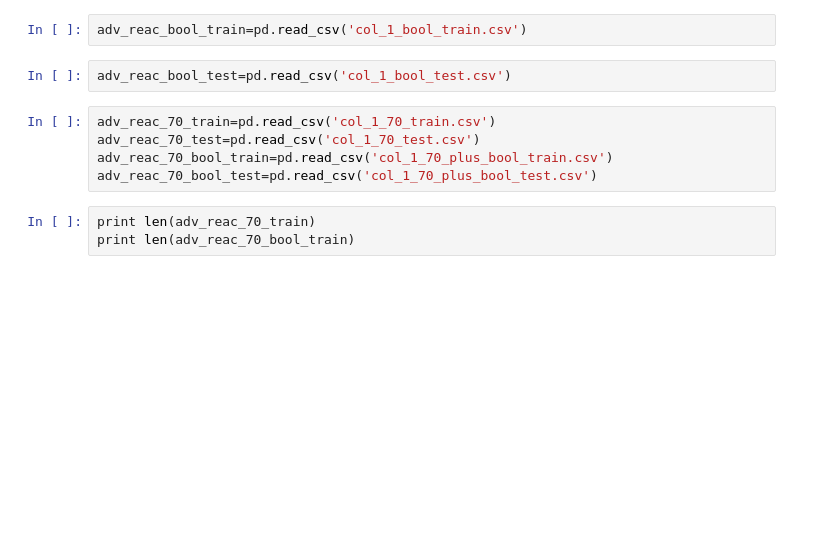
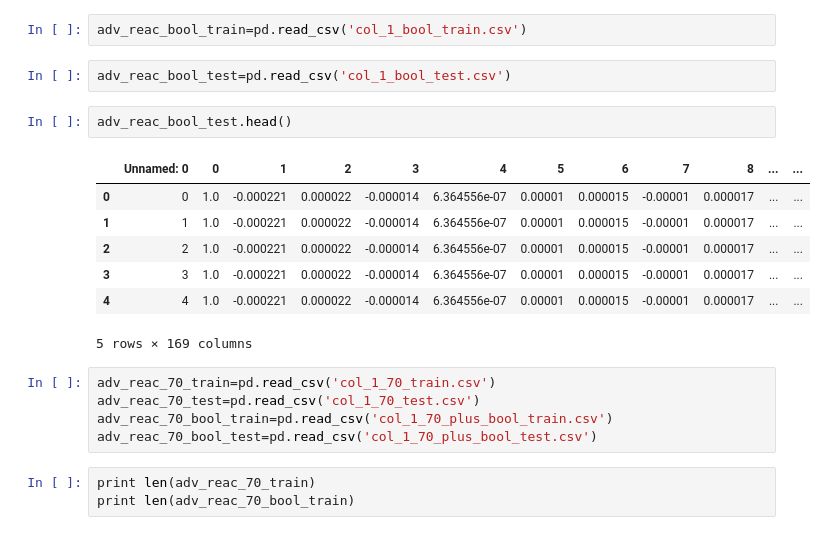
Before and after one commit to ariburian/Capstone_FDA_Recalls, a Jupyter notebook: capstone_project/modeling/Random Forest model.ipynb, the cells around one changed output. Drawn from its saved outputs; the diff is of its cells as text; blank space fills up the shorter version.

```diff
--- a/capstone_project/modeling/Random Forest model.ipynb
+++ b/capstone_project/modeling/Random Forest model.ipynb
@@ -32,6 +33,16 @@ adv_reac_test=pd.read_csv('col_1_test.csv')
 adv_reac_bool_train=pd.read_csv('col_1_bool_train.csv')
 # %%
 adv_reac_bool_test=pd.read_csv('col_1_bool_test.csv')
+# %%
+adv_reac_bool_test.head()
+# %% [output]
+|  | Unnamed: 0 | 0 | 1 | 2 | 3 | 4 | 5 | 6 | 7 | 8 | ... | ... |
+| 0 | 0 | 1.0 | -0.000221 | 0.000022 | -0.000014 | 6.364556e-07 | 0.00001 | 0.000015 | -0.00001 | 0.000017 | ... | ... |
+| 1 | 1 | 1.0 | -0.000221 | 0.000022 | -0.000014 | 6.364556e-07 | 0.00001 | 0.000015 | -0.00001 | 0.000017 | ... | ... |
+| 2 | 2 | 1.0 | -0.000221 | 0.000022 | -0.000014 | 6.364556e-07 | 0.00001 | 0.000015 | -0.00001 | 0.000017 | ... | ... |
+| 3 | 3 | 1.0 | -0.000221 | 0.000022 | -0.000014 | 6.364556e-07 | 0.00001 | 0.000015 | -0.00001 | 0.000017 | ... | ... |
+| 4 | 4 | 1.0 | -0.000221 | 0.000022 | -0.000014 | 6.364556e-07 | 0.00001 | 0.000015 | -0.00001 | 0.000017 | ... | ... |
+5 rows × 169 columns
 # %%
 adv_reac_70_train=pd.read_csv('col_1_70_train.csv')
 adv_reac_70_test=pd.read_csv('col_1_70_test.csv')
```
Also changed, not shown: parts of 4 cells of this notebook, 5 other files.
